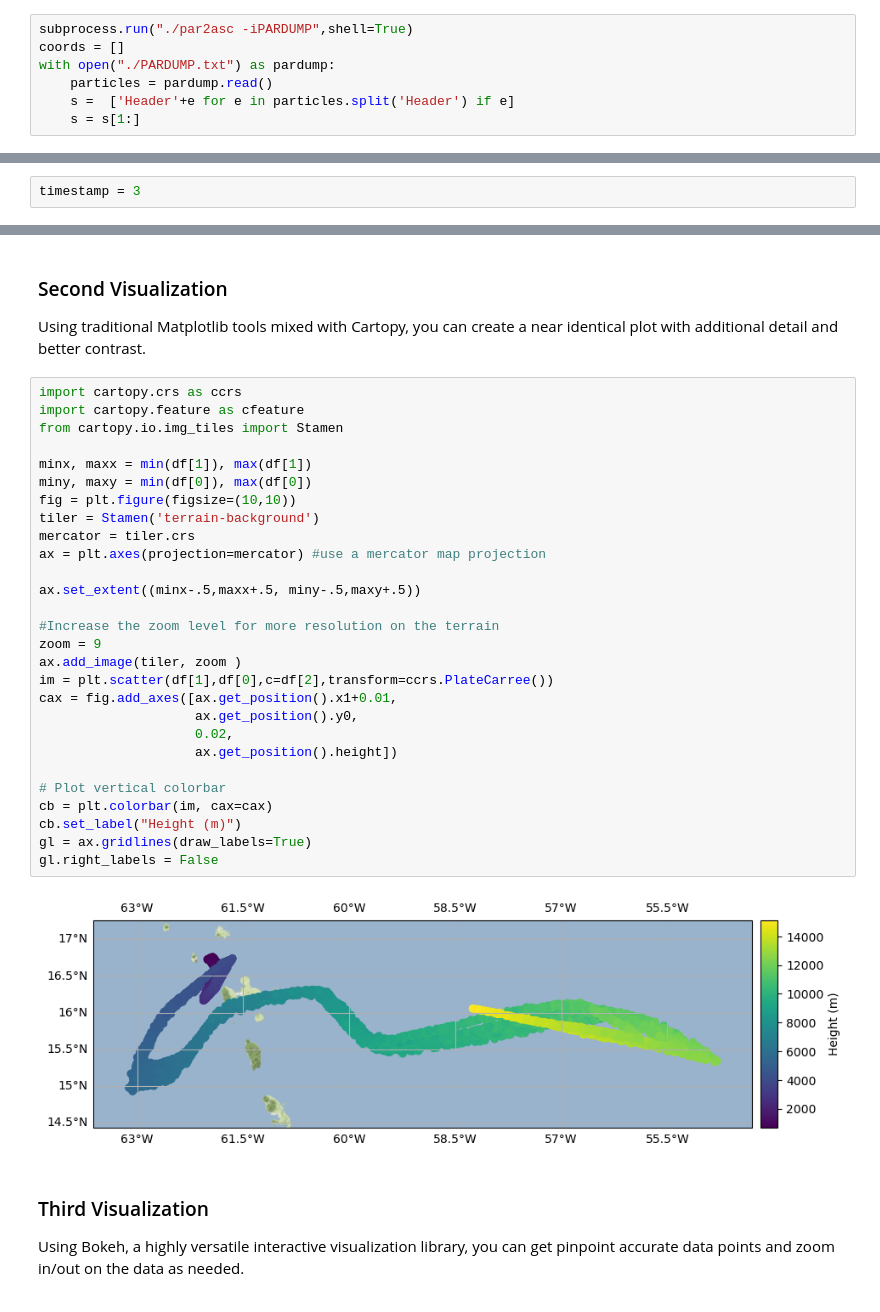
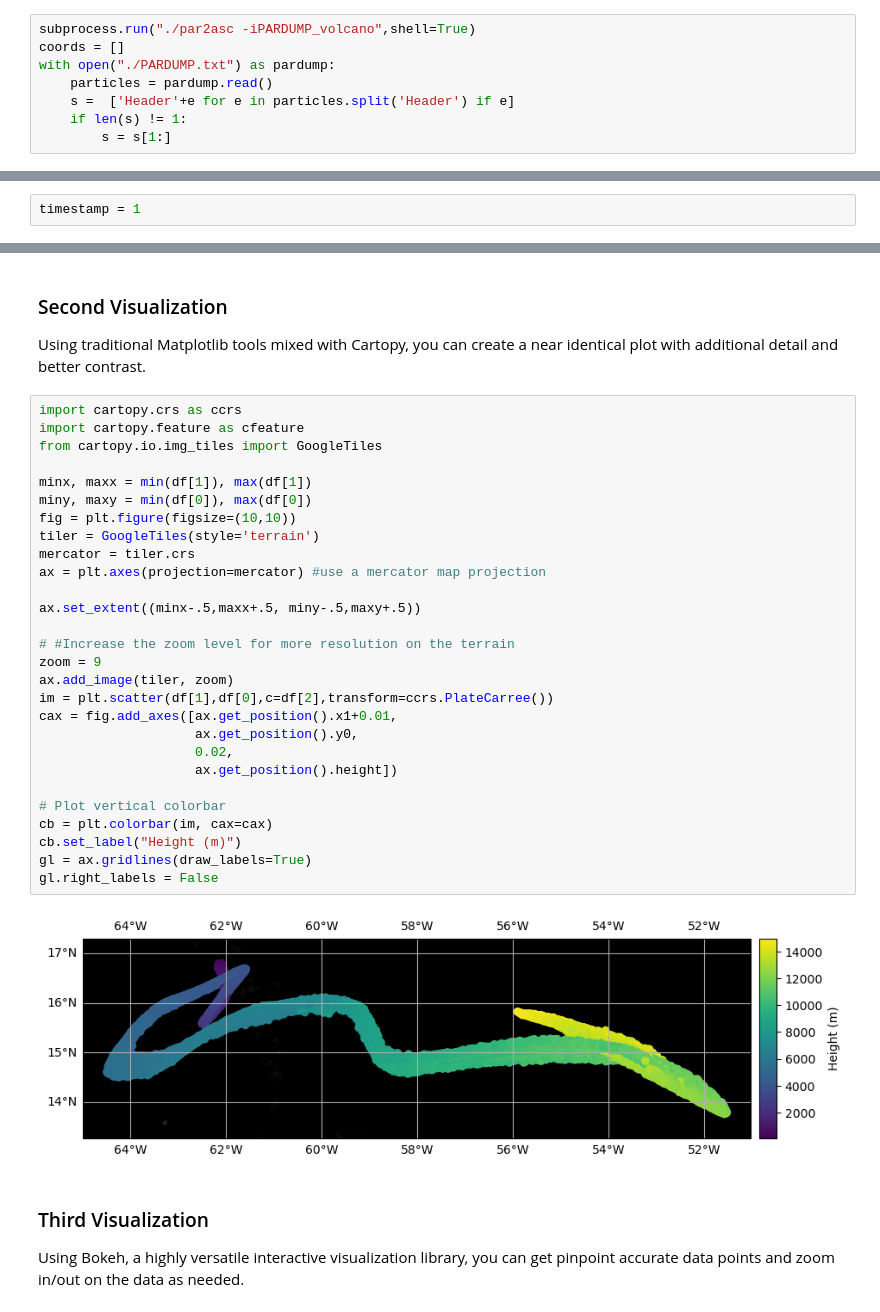
Before and after one commit to volcanocyber/VICTOR-workflows, a Jupyter notebook: hysplit.ipynb, the cells around one changed output, grey strips where cells are left out. Saved outputs shown, nothing was run; the diff lists cells and outputs as text.

```diff
--- a/hysplit.ipynb
+++ b/hysplit.ipynb
@@ -309,12 +310,13 @@ subprocess.run("gs -dTextAlphaBits=4 -dGraphicsAlphaBits=4 -dNOPAUSE -dSAFER -sD
  Complete Parxplot
 CompletedProcess(args='gs -dTextAlphaBits=4 -dGraphicsAlphaBits=4 -dNOPAUSE -dSAFER -sDEVICE=pnmraw -q -sOutputFile=- parxplot_volcano.ps  -c quit | convert -trim +repage +adjoin - GIF:parxplot_volcan ...
 # %%
-subprocess.run("./par2asc -iPARDUMP",shell=True)
+subprocess.run("./par2asc -iPARDUMP_volcano",shell=True)
 coords = []
 with open("./PARDUMP.txt") as pardump:
     particles = pardump.read()
     s =  ['Header'+e for e in particles.split('Header') if e]
-    s = s[1:]
+    if len(s) != 1:
+        s = s[1:]
 # %% [markdown]
 ### Select Timestamp
 
@@ -326,5 +328,5 @@ There are 6 timestamps to visualize ( 1 - 6 ), please choose one:
 # %%
-timestamp = 3
+timestamp = 1
 # %%
 choice = s[timestamp-1]
 choice = choice.split("\n")
@@ -344,33 +357,33 @@ Using traditional Matplotlib tools mixed with Cartopy, you can create a near ide
 # %%
 import cartopy.crs as ccrs
 import cartopy.feature as cfeature
-from cartopy.io.img_tiles import Stamen
+from cartopy.io.img_tiles import GoogleTiles
 
 minx, maxx = min(df[1]), max(df[1])
 miny, maxy = min(df[0]), max(df[0])
 fig = plt.figure(figsize=(10,10))
-tiler = Stamen('terrain-background')
+tiler = GoogleTiles(style='terrain')
 mercator = tiler.crs
 ax = plt.axes(projection=mercator) #use a mercator map projection
 
 ax.set_extent((minx-.5,maxx+.5, miny-.5,maxy+.5))
 
-#Increase the zoom level for more resolution on the terrain
+# #Increase the zoom level for more resolution on the terrain
 zoom = 9
-ax.add_image(tiler, zoom )
+ax.add_image(tiler, zoom)
 im = plt.scatter(df[1],df[0],c=df[2],transform=ccrs.PlateCarree())
 cax = fig.add_axes([ax.get_position().x1+0.01,
                     ax.get_position().y0,
                     0.02,
                     ax.get_position().height])
 
 # Plot vertical colorbar
 cb = plt.colorbar(im, cax=cax)
 cb.set_label("Height (m)")
 gl = ax.gridlines(draw_labels=True)
 gl.right_labels = False
 # %% [output]
-[figure, old version]
+[figure, new version]
 # %% [markdown]
 ### Third Visualization
 
```
Also changed, not shown: parts of 11 cells of this notebook, 13 other files.
